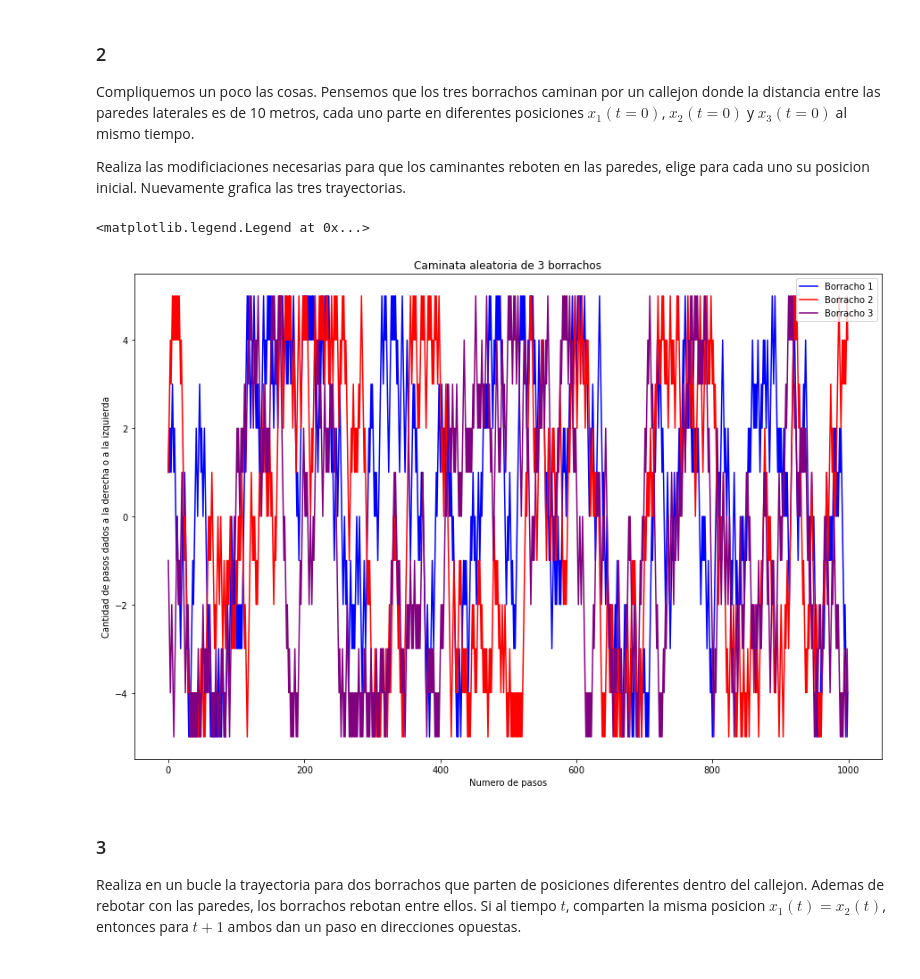
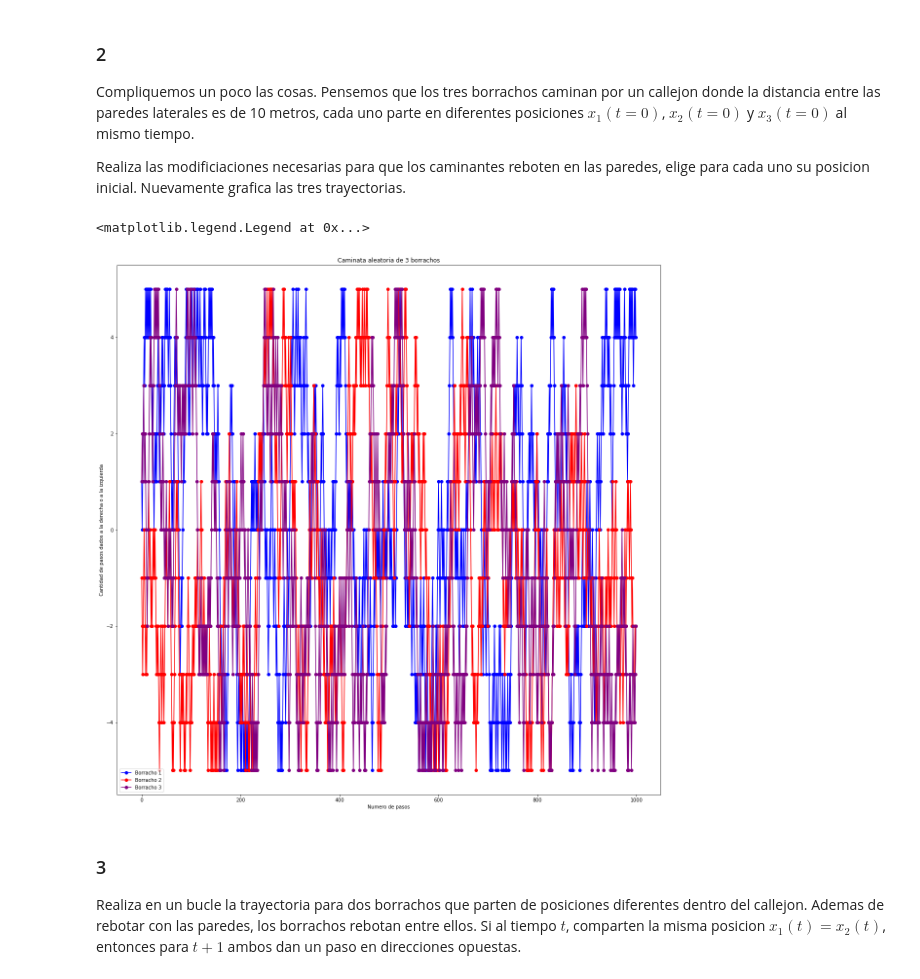
Before and after one commit to AndresAVargas/Fisica_Computacional, a Jupyter notebook: Tareas/Tarea1_FC_2022-2.ipynb, the cells around one changed output. Saved outputs shown, nothing was run; the diff lists cells and outputs as text; code cells hidden in the pictures.

```diff
--- a/Tareas/Tarea1_FC_2022-2.ipynb
+++ b/Tareas/Tarea1_FC_2022-2.ipynb
@@ -247,38 +248,38 @@ for t in range(1000):
     elif x==-5:
         x+=1
         caminata1.append(x)
     if y<5 and y>-5:
         y+=paso2
         caminata2.append(y)
     elif y==5:
         y+=-1
         caminata2.append(y)
     elif y==-5:
         y+=1
         caminata2.append(y)
     if z<5 and z>-5:
         z+=paso3
         caminata3.append(z)
     elif z==5:
         z+=-1
         caminata3.append(z)
     elif z==-5:
         z+=1
         caminata3.append(z)
 #print(caminata1)
 #print(caminata2)
 #print(caminata3)
-fig = plt.figure(figsize=(15, 10))
-plot(caminata1, color='b', label='Borracho 1')
-plot(caminata2, color='r', label='Borracho 2')
-plot(caminata3, color='purple', label='Borracho 3')
+fig = plt.figure(figsize=(20, 20))
+plot(caminata1, color='b', marker='o' ,label='Borracho 1')
+plot(caminata2, color='r', marker='o' ,label='Borracho 2')
+plot(caminata3, color='purple', marker='o' ,label='Borracho 3')
 title('Caminata aleatoria de 3 borrachos')
 ylabel('Cantidad de pasos dados a la derecha o a la izquierda')
 xlabel('Numero de pasos')
 legend()
 # %% [output]
 <matplotlib.legend.Legend at 0x...>
-[figure, old version]
+[figure, new version]
 # %% [markdown]
 ### 3
 Realiza en un bucle la trayectoria para dos borrachos que parten de posiciones diferentes dentro del callejon.  Ademas de rebotar con las paredes, los borrachos rebotan entre ellos.  Si al tiempo $t$, comparten la misma posicion $x_{1}(t) = x_{2}(t)$, entonces  para $t+1$ ambos dan un paso en direcciones opuestas.
```
Also changed, not shown: parts of 5 cells of this notebook.
